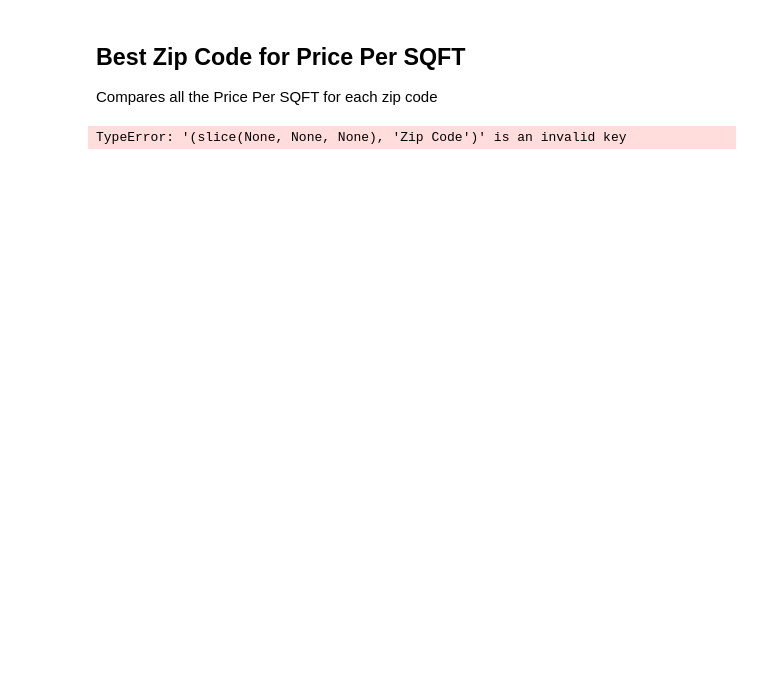
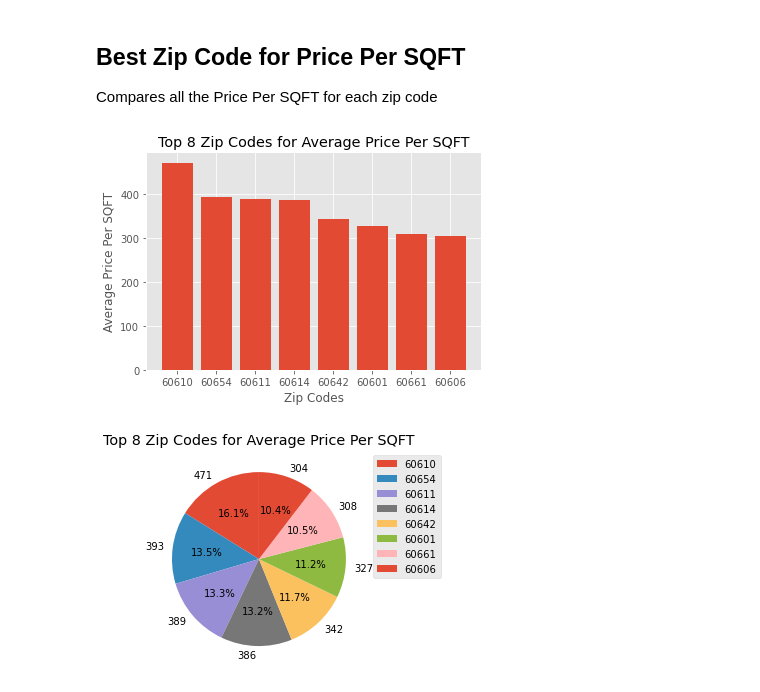
Before and after one commit to TylerLyczak/CS418-FinalProject, a Jupyter notebook: CS418-FinalProject.ipynb, the cells around one changed output. Saved outputs shown, nothing was run; the diff lists cells and outputs as text; code cells hidden in the pictures; blank space fills up the shorter version.

Commit message:
Finished graphs

```diff
--- a/CS418-FinalProject.ipynb
+++ b/CS418-FinalProject.ipynb
@@ -27,10 +30,57 @@ dfhouses.head()
 Best Zip Code for Price Per SQFT
 ---
 Compares all the Price Per SQFT for each zip code
-# %%
-dftest = dfhouses['Zip Code']
-dftest.head()
-#df_zip_price_per_sqft = dfhouses.loc[:, ['Zip Code','Price Per SQFT']]
-#df_zip_price_per_sqft.head()
-# %% [output]
-TypeError: '(slice(None, None, None), 'Zip Code')' is an invalid key
+# %%
+# Grab the zip code and price per sqft columns
+df_zip_price_per_sqft = dfhouses.loc[:, ['Zip Code','Price Per SQFT']]
+
+# Sort by ASC for price per sqft
+df_zip_price_per_sqft = df_zip_price_per_sqft.sort_values(by = 'Price Per SQFT')
+
+# Make a dictionary for each zip code and add to the total price per sqft
+zip_dict = {}
+zip_dict_count = {}
+
+for i, row in df_zip_price_per_sqft.iterrows():
+    (zip_code, price_per_sqft) = row
+    if math.isnan(price_per_sqft):
+        continue;
+
+
+    # See if zip_code is in dictionary, add its price_per_sqft
+    # Check for nans
+    if zip_code in zip_dict:
+        zip_dict[zip_code] += price_per_sqft
+        zip_dict_count[zip_code] += 1
+    else:
+        zip_dict[zip_code] = price_per_sqft
+        zip_dict_count[zip_code] = 1
+
+# Make a new dictionary with the average values of Price Per SQFT
+zip_dict_avg = {}
+
+for key, val in zip_dict.items():
+    zip_dict_avg[key] = int(val / zip_dict_count[key])
+
+# Sort the dictionary
+zip_dict_avg = dict(sorted(zip_dict_avg.items(), key=operator.itemgetter(1), reverse=True))
+x_vals = np.array(list(zip_dict_avg.keys()), dtype="int")[:8]
+y_vals = np.array(list(zip_dict_avg.values()), dtype="int")[:8]
+
+# Plot the bar graph for the top 8
+style.use('ggplot')
+plt.bar(np.arange(len(x_vals)), y_vals, align='center')
+plt.xticks(np.arange(len(x_vals)), x_vals)
+plt.xlabel('Zip Codes')
+plt.ylabel('Average Price Per SQFT')
+plt.title('Top 8 Zip Codes for Average Price Per SQFT')
+
+# Plot the pie graph for the top 8
+fig1, ax1 = plt.subplots()
+pie = ax1.pie(y_vals, labels=y_vals, autopct='%1.1f%%', shadow=False, startangle=90)
+plt.legend(pie[0], x_vals, bbox_to_anchor = (1,1))
+plt.title('Top 8 Zip Codes for Average Price Per SQFT')
+plt.show()
+# %% [output]
+[figure, added]
+[figure, added]
```
Also changed, not shown: parts of 1 cell of this notebook, 1 other file.
